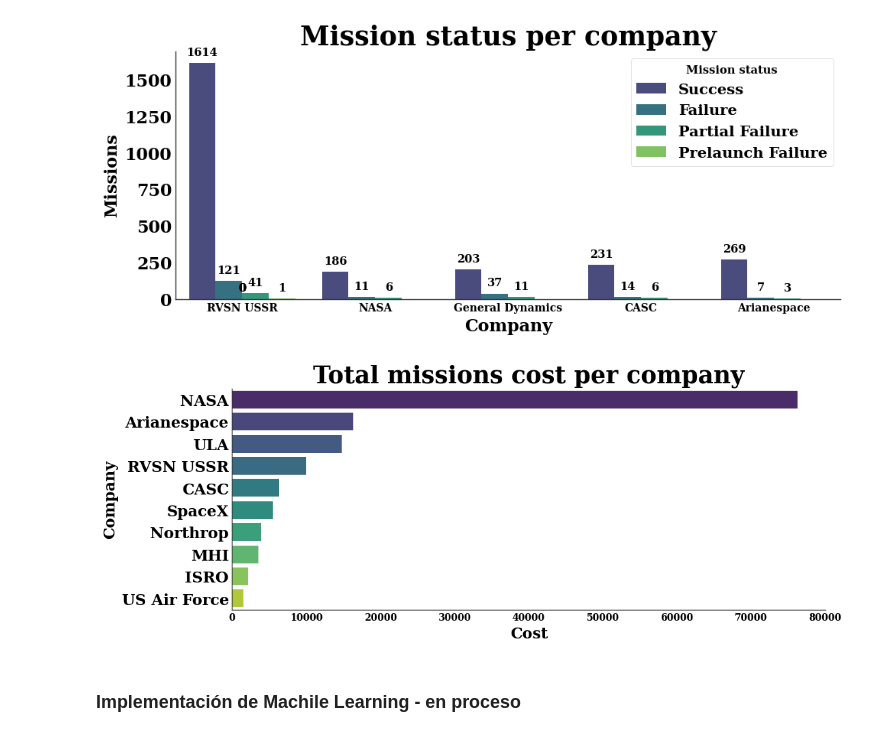
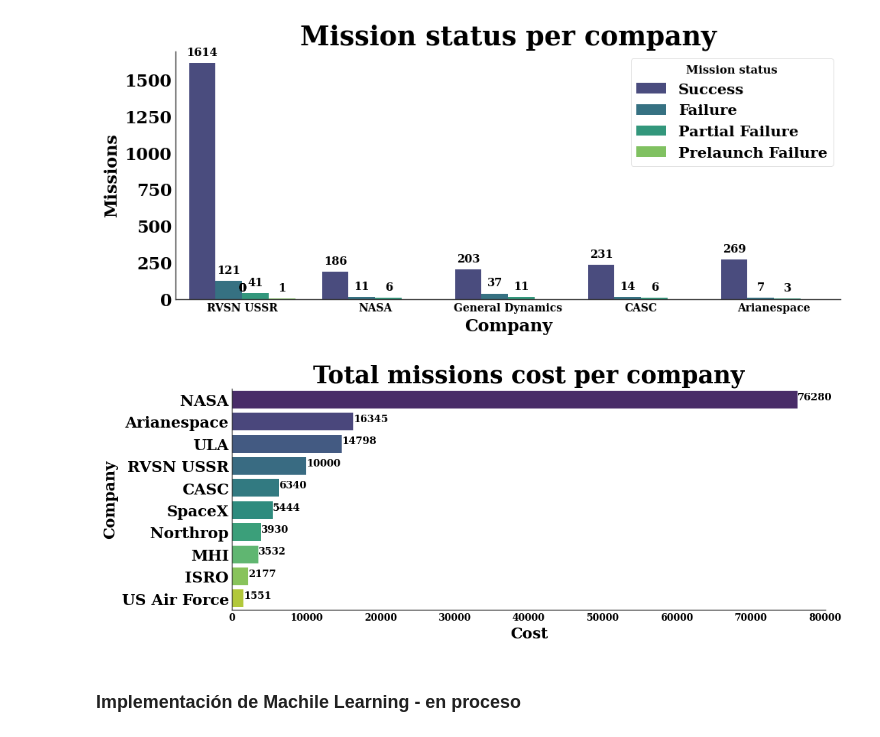
Before and after one commit to pablocarmona1527/Data_analyst, a Jupyter notebook: space_missions.ipynb, the cells around one changed output. Cells and saved outputs as stored; diff of their text form; code cells hidden in the pictures.

```diff
--- a/space_missions.ipynb
+++ b/space_missions.ipynb
@@ -203,18 +203,21 @@ plt.show()
 # %%
 ##Análisis de los costos por compañía
 
 cost_company = df.loc[:,['company','cost']].groupby('company')['cost'].sum().reset_index().sort_values(by='cost',ascending=False).head(10)
 
 fig, ax = plt.subplots(figsize=(10,4))
 
 ax.spines[['top','right']].set_visible(False)
 ax.set_title('Total missions cost per company')
 ax.set_xlabel('Cost')
 ax.set_ylabel('Company')
 sns.barplot(data=cost_company,x='cost',y='company',ax=ax,hue='company',palette='viridis')
+
+for i, valor in enumerate(cost_company['cost']):
+    ax.text(valor+0.5,i,str(round(valor)))
 plt.show()
 # %% [output]
-[figure, old version]
+[figure, new version]
 # %% [markdown]
 ### Implementación de Machile Learning - en proceso
 # %%
```
